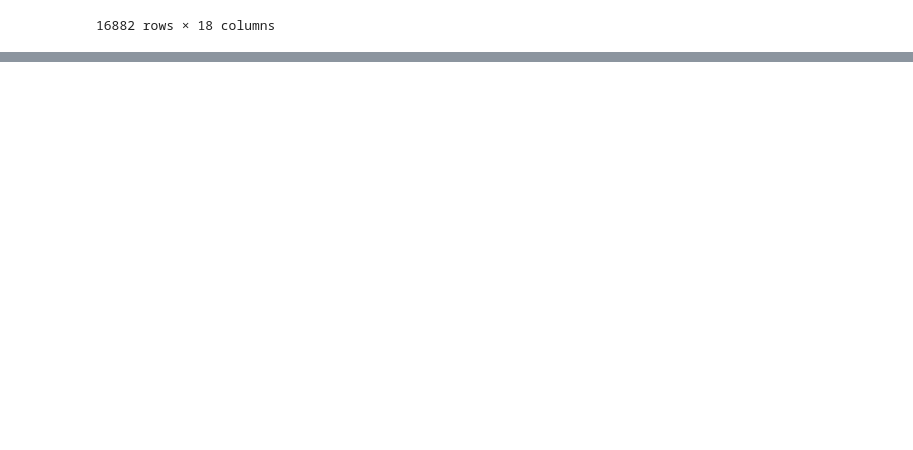
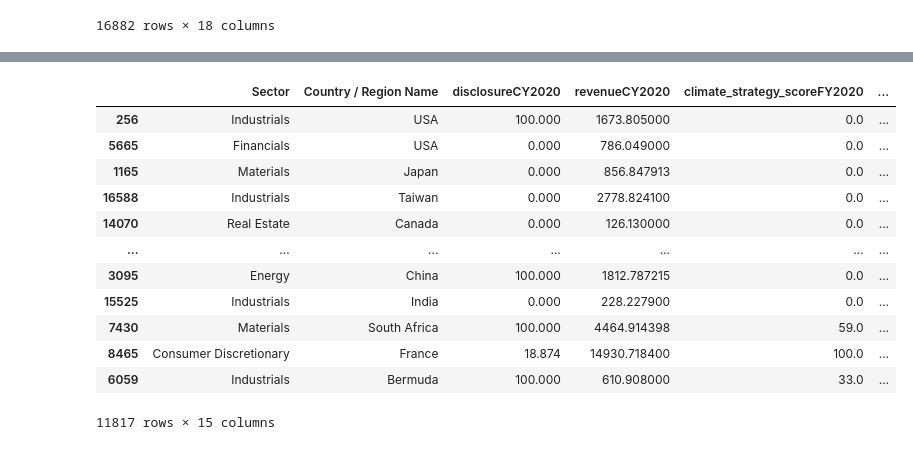
Before and after one commit to leocmcheung/carbon-forecast, a Jupyter notebook: notebooks/leo-D4.ipynb, the cells around one changed output, grey strips where cells are left out. Saved outputs shown, nothing was run; the diff lists cells and outputs as text; code cells hidden in the pictures; blank space fills up the shorter version.

```diff
--- a/notebooks/leo-D4.ipynb
+++ b/notebooks/leo-D4.ipynb
@@ -245,3 +245,7 @@ See the caveats in the documentation: https://pandas.pydata.org/pandas-docs/stab
 | 17465 | Zymeworks Inc. (NYSE:ZYME) | 234309.0 | Health Care | Canada | 13.948 | 0.000 | ... |
 | 17467 | Zynex, Inc. (NASDAQGS:ZYXI) | 239643.0 | Health Care | USA | 21.079 | 0.000 | ... |
 16882 rows × 18 columns
+# %%
+all_2020["Total Enterprise Value / Revenue"] = all_2020["Total Enterprise Value (CIQ) ($M)"] / all_2020["revenueCY2020"]
+all_2020.drop(columns=["Total Enterprise Value (CIQ) ($M)"], inplace=True)
+all_2020
@@ -247,0 +324,21 @@ See the caveats in the documentation: https://pandas.pydata.org/pandas-docs/stab
+# %%
+X = all_2020.drop(columns=["company_name", "TCUID", "intensity_scope1_CY2020"])
+y = all_2020["intensity_scope1_CY2020"]
+
+X_train, X_test, y_train, y_test = train_test_split(X,y, test_size=0.3)
+# %%
+X_train
+# %% [output]
+|  | Sector | Country / Region Name | disclosureCY2020 | revenueCY2020 | climate_strategy_scoreFY2020 | ... |
+| 256 | Industrials | USA | 100.000 | 1673.805000 | 0.0 | ... |
+| 5665 | Financials | USA | 0.000 | 786.049000 | 0.0 | ... |
+| 1165 | Materials | Japan | 0.000 | 856.847913 | 0.0 | ... |
+| 16588 | Industrials | Taiwan | 0.000 | 2778.824100 | 0.0 | ... |
+| 14070 | Real Estate | Canada | 0.000 | 126.130000 | 0.0 | ... |
+| ... | ... | ... | ... | ... | ... | ... |
+| 3095 | Energy | China | 100.000 | 1812.787215 | 0.0 | ... |
+| 15525 | Industrials | India | 0.000 | 228.227900 | 0.0 | ... |
+| 7430 | Materials | South Africa | 100.000 | 4464.914398 | 59.0 | ... |
+| 8465 | Consumer Discretionary | France | 18.874 | 14930.718400 | 100.0 | ... |
+| 6059 | Industrials | Bermuda | 100.000 | 610.908000 | 33.0 | ... |
+11817 rows × 15 columns
```
Also changed, not shown: parts of 17 cells of this notebook, 1 other file.
